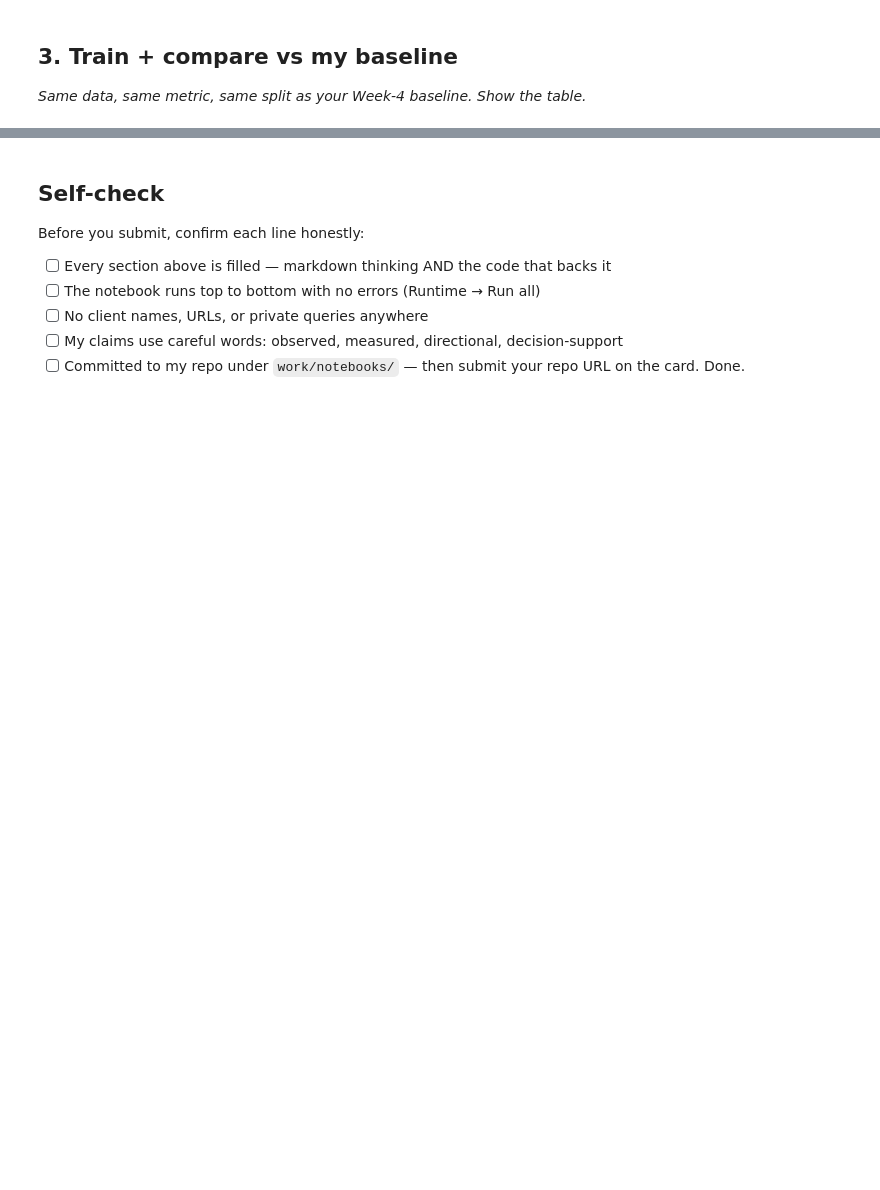
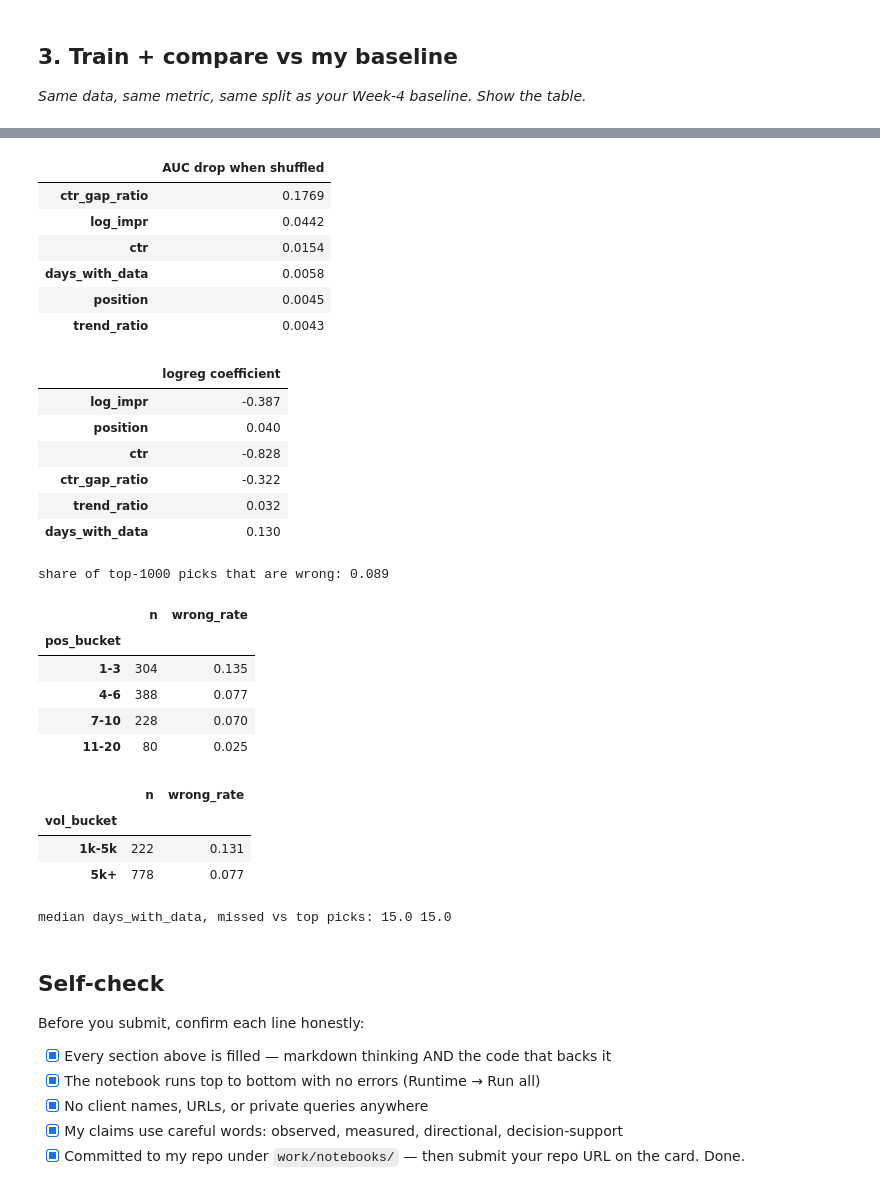
Before and after one commit to M-Abdullah-Nazeer/Flyrank-Ml-Pipeline, a Jupyter notebook: work/notebooks/w05_model.ipynb, the cells around one changed output, grey strips where cells are left out. Drawn from its saved outputs; the diff is of its cells as text; code cells hidden in the pictures; blank space fills up the shorter version.

```diff
--- a/work/notebooks/w05_model.ipynb
+++ b/work/notebooks/w05_model.ipynb
@@ -37,10 +175,65 @@ This skeleton is yours to fill. Work the sections **in order** — each one has
+# %%
+# This cell is for CODE (numbers, a query, a check).
+# Write your text answer in the cell ABOVE this one — typing sentences here breaks Run All.
+from sklearn.inspection import permutation_importance
+
+# What the best model leans on (permutation importance on the test month)
+sample = test.sample(min(20000, len(test)), random_state=0)
+pi = permutation_importance(gboost, sample[FEATURES], sample["label"], scoring="roc_auc",
+                            n_repeats=3, random_state=0)
+imp = pd.Series(pi.importances_mean, index=FEATURES).sort_values(ascending=False).round(4)
+display(imp.to_frame("AUC drop when shuffled"))
+
+# Logistic regression direction of each feature (standardized)
+coef = pd.Series(logreg[-1].coef_[0], index=FEATURES).round(3)
+display(coef.to_frame("logreg coefficient"))
+
+# Where is the model wrong? Look at its top 1000 picks
+best = "s_gboost"            # change to "s_logreg" if that one won
+top = test.sort_values(best, ascending=False).head(1000).copy()
+top["wrong"] = (top["label"] == 0)
+print("share of top-1000 picks that are wrong:", round(top["wrong"].mean(), 3))
+display(top.groupby("pos_bucket", observed=True)["wrong"].agg(["size", "mean"]).round(3).rename(columns={"size": "n", "mean": "wrong_rate"}))
+top["vol_bucket"] = pd.cut(top["impressions"], [0, 300, 1000, 5000, 1e12], labels=["100-300", "300-1k", "1k-5k", "5k+"])
+display(top.groupby("vol_bucket", observed=True)["wrong"].agg(["size", "mean"]).round(3).rename(columns={"size": "n", "mean": "wrong_rate"}))
+
+# What does a miss look like? (label 1 pages the model ranked low)
+miss = test[(test["label"] == 1)].sort_values(best).head(1000)
+print("median days_with_data, missed vs top picks:", miss["days_with_data"].median(), top["days_with_data"].median())
+# %% [output]
+|  | AUC drop when shuffled |
+| ctr_gap_ratio | 0.1769 |
+| log_impr | 0.0442 |
+| ctr | 0.0154 |
+| days_with_data | 0.0058 |
+| position | 0.0045 |
+| trend_ratio | 0.0043 |
+|  | logreg coefficient |
+| log_impr | -0.387 |
+| position | 0.040 |
+| ctr | -0.828 |
+| ctr_gap_ratio | -0.322 |
+| trend_ratio | 0.032 |
+| days_with_data | 0.130 |
+share of top-1000 picks that are wrong: 0.089
+|  | n | wrong_rate |
+| pos_bucket |  |  |
+| 1-3 | 304 | 0.135 |
+| 4-6 | 388 | 0.077 |
+| 7-10 | 228 | 0.070 |
+| 11-20 | 80 | 0.025 |
+|  | n | wrong_rate |
+| vol_bucket |  |  |
+| 1k-5k | 222 | 0.131 |
+| 5k+ | 778 | 0.077 |
+median days_with_data, missed vs top picks: 15.0 15.0
 # %% [markdown]
 ## Self-check
 
 Before you submit, confirm each line honestly:
 
-- [ ] Every section above is filled — markdown thinking AND the code that backs it
-- [ ] The notebook runs top to bottom with no errors (Runtime → Run all)
-- [ ] No client names, URLs, or private queries anywhere
-- [ ] My claims use careful words: observed, measured, directional, decision-support
-- [ ] Committed to my repo under `work/notebooks/` — then submit your repo URL on the card. Done.
+- [x] Every section above is filled — markdown thinking AND the code that backs it
+- [x] The notebook runs top to bottom with no errors (Runtime → Run all)
+- [x] No client names, URLs, or private queries anywhere
+- [x] My claims use careful words: observed, measured, directional, decision-support
+- [x] Committed to my repo under `work/notebooks/` — then submit your repo URL on the card. Done.
```
Also changed, not shown: parts of 12 cells of this notebook.
